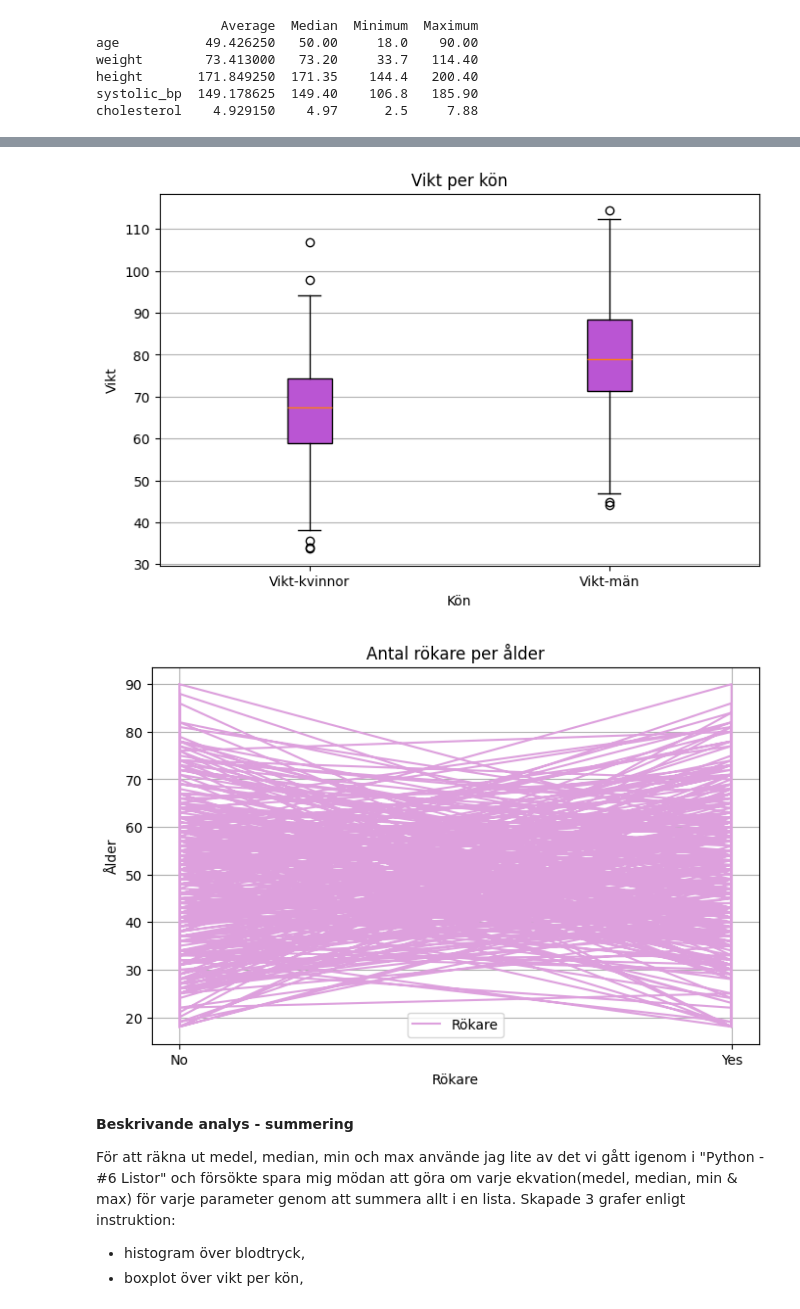
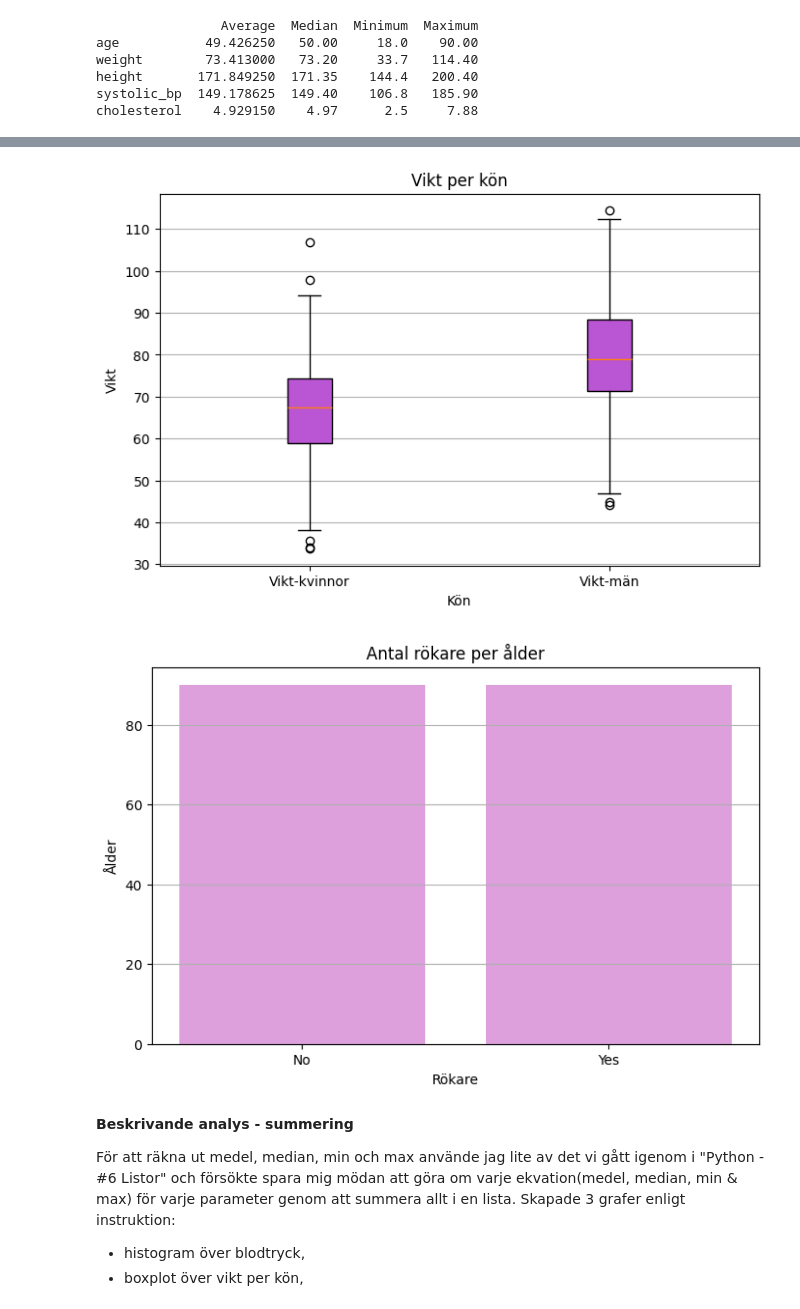
Before and after one commit to emanuelssonlinnea-rgb/Health-study-project, a Jupyter notebook: report.ipynb, the cells around one changed output, grey strips where cells are left out. Saved outputs shown, nothing was run; the diff lists cells and outputs as text; code cells hidden in the pictures.

```diff
--- a/report.ipynb
+++ b/report.ipynb
@@ -72,27 +69,29 @@ height       171.849250  171.35    144.4   200.40
 systolic_bp  149.178625  149.40    106.8   185.90
 cholesterol    4.929150    4.97      2.5     7.88
 # %%
-#SKAPA 3 OLIKA GRAFER
+"""
+SKAPA 3 OLIKA GRAFER
+"""
 
 # histogram över blodtryck
 gb = GraphBuilder(title="Systoliskt blodtrycksvärde", xlabel="Blodtryck", ylabel="Värde")
 gb.hist_plot(df.systolic_bp,bins=10, color="skyblue")
 
 #boxplot över vikt per kön
 
 vikt_kvinnor = df[df["sex"] == "F"]["weight"]
 vikt_män = df[df["sex"] == "M"]["weight"]
 
 gb = GraphBuilder(title="Vikt per kön", xlabel="Kön", ylabel="Vikt")
 gb.box_plot([vikt_kvinnor, vikt_män], labels=["Vikt-kvinnor", "Vikt-män"], color="mediumorchid")
 
 # stapeldiagram över andelen rökare
 gb = GraphBuilder(title="Antal rökare per ålder", xlabel="Rökare", ylabel="Ålder")
-gb.line_plot(df.smoker,df.age, label="Rökare", color="plum")
+gb.bar_plot(df.smoker,df.age, color="plum")
 # %% [output]
 [figure]
 [figure]
-[figure, old version]
+[figure, new version]
 # %% [markdown]
 **Beskrivande analys - summering**
 
```
Also changed, not shown: parts of 9 cells of this notebook, 1 other file.
